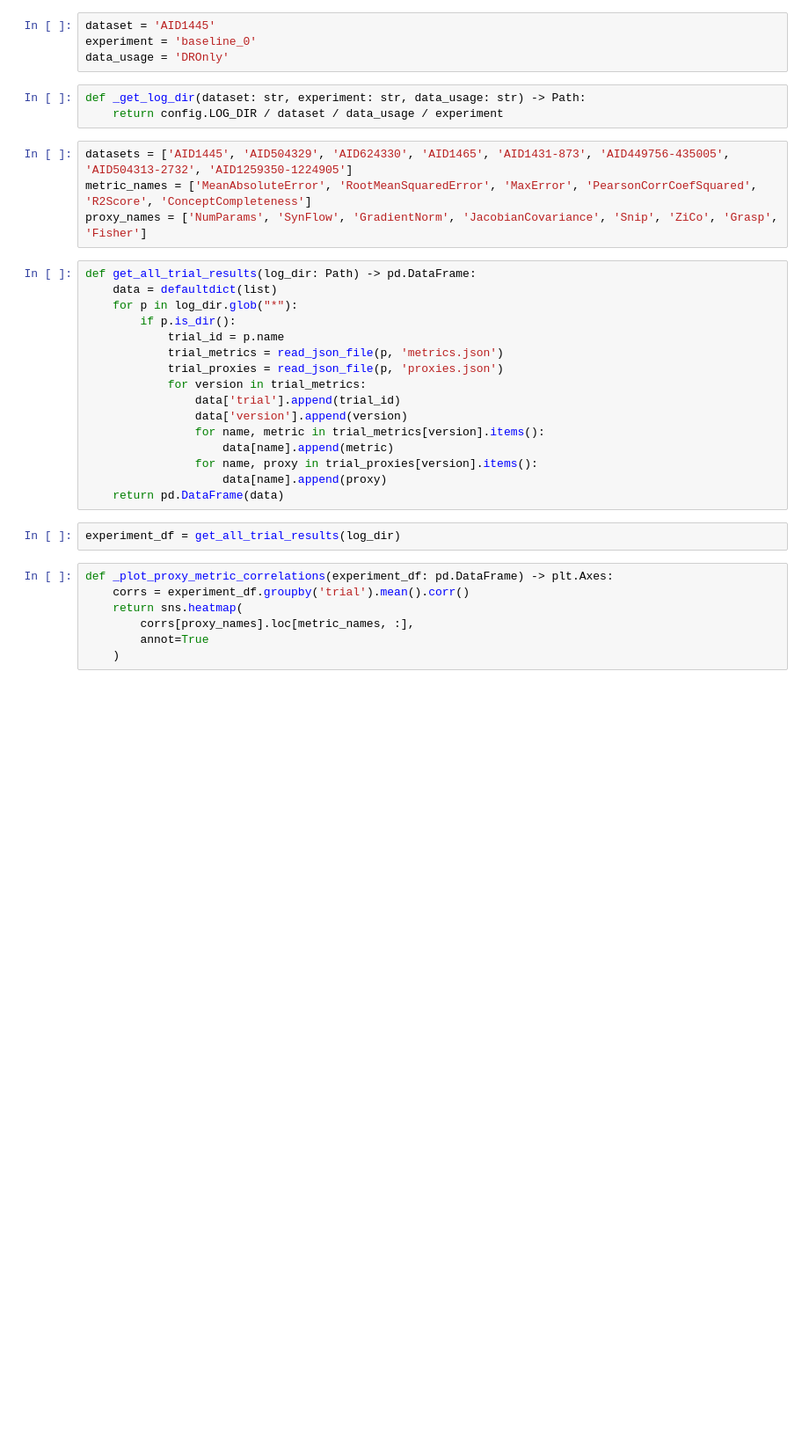
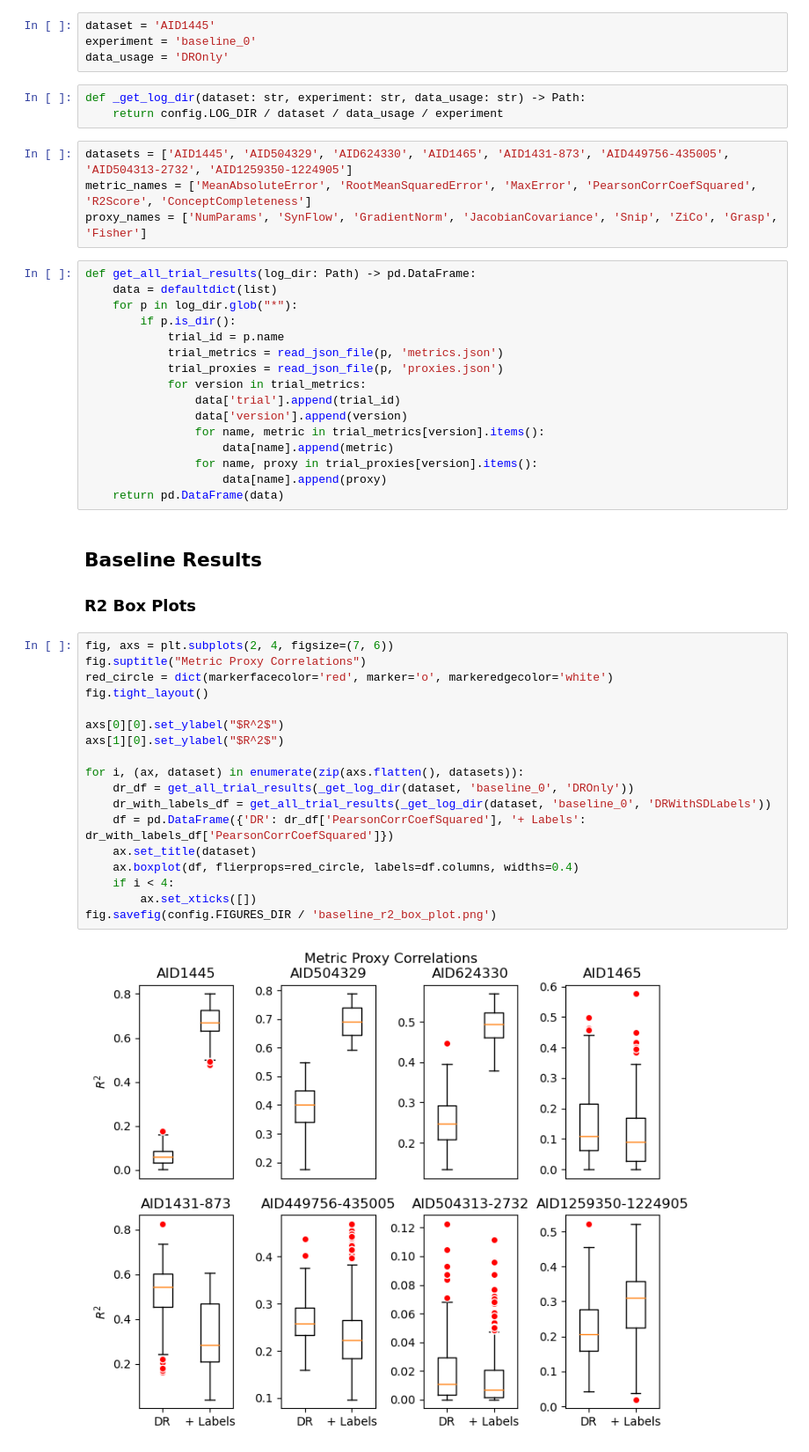
Before and after one commit to harryknighton/drug-discovery-automl, a Jupyter notebook: src/notebooks/evaluation.ipynb, the cells around one changed output. Shown: that part at 88% size. Drawn from its saved outputs; the diff is of its cells as text; blank space fills up the shorter version.

```diff
--- a/src/notebooks/evaluation.ipynb
+++ b/src/notebooks/evaluation.ipynb
@@ -42,12 +51,26 @@ def get_all_trial_results(log_dir: Path) -> pd.DataFrame:
                 for name, proxy in trial_proxies[version].items():
                     data[name].append(proxy)
     return pd.DataFrame(data)
-# %%
-experiment_df = get_all_trial_results(log_dir)
-# %%
-def _plot_proxy_metric_correlations(experiment_df: pd.DataFrame) -> plt.Axes:
-    corrs = experiment_df.groupby('trial').mean().corr()
-    return sns.heatmap(
-        corrs[proxy_names].loc[metric_names, :],
-        annot=True
-    )
+# %% [markdown]
+## Baseline Results
+### R2 Box Plots
+# %%
+fig, axs = plt.subplots(2, 4, figsize=(7, 6))
+fig.suptitle("Metric Proxy Correlations")
+red_circle = dict(markerfacecolor='red', marker='o', markeredgecolor='white')
+fig.tight_layout()
+
+axs[0][0].set_ylabel("$R^2$")
+axs[1][0].set_ylabel("$R^2$")
+
+for i, (ax, dataset) in enumerate(zip(axs.flatten(), datasets)):
+    dr_df = get_all_trial_results(_get_log_dir(dataset, 'baseline_0', 'DROnly'))
+    dr_with_labels_df = get_all_trial_results(_get_log_dir(dataset, 'baseline_0', 'DRWithSDLabels'))
+    df = pd.DataFrame({'DR': dr_df['PearsonCorrCoefSquared'], '+ Labels': dr_with_labels_df['PearsonCorrCoefSquared']})
+    ax.set_title(dataset)
+    ax.boxplot(df, flierprops=red_circle, labels=df.columns, widths=0.4)
+    if i < 4:
+        ax.set_xticks([])
+fig.savefig(config.FIGURES_DIR / 'baseline_r2_box_plot.png')
+# %% [output]
+[figure, added]
```
Also changed, not shown: parts of 7 cells of this notebook, 1 other file.
